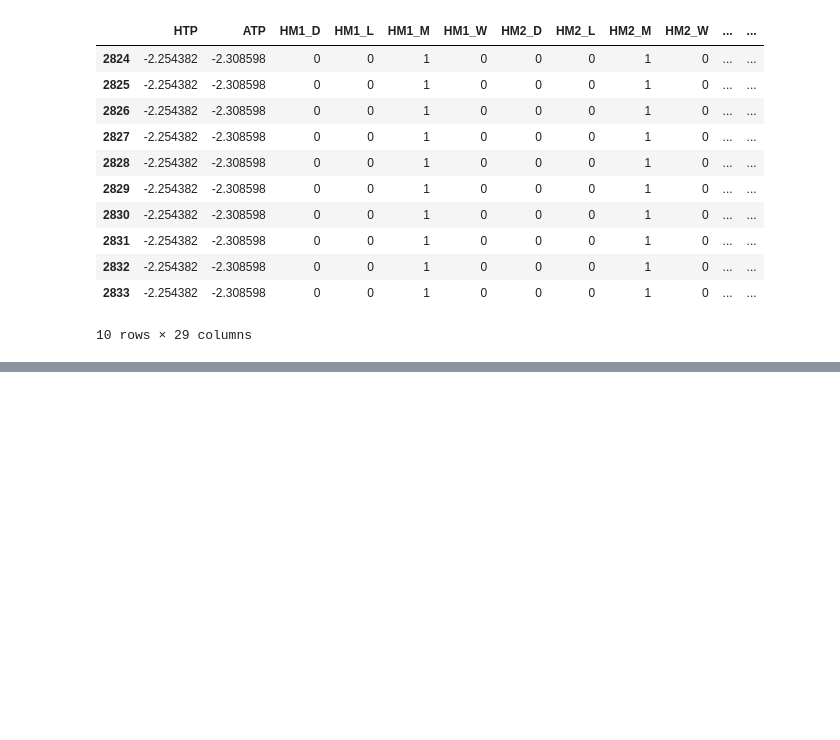
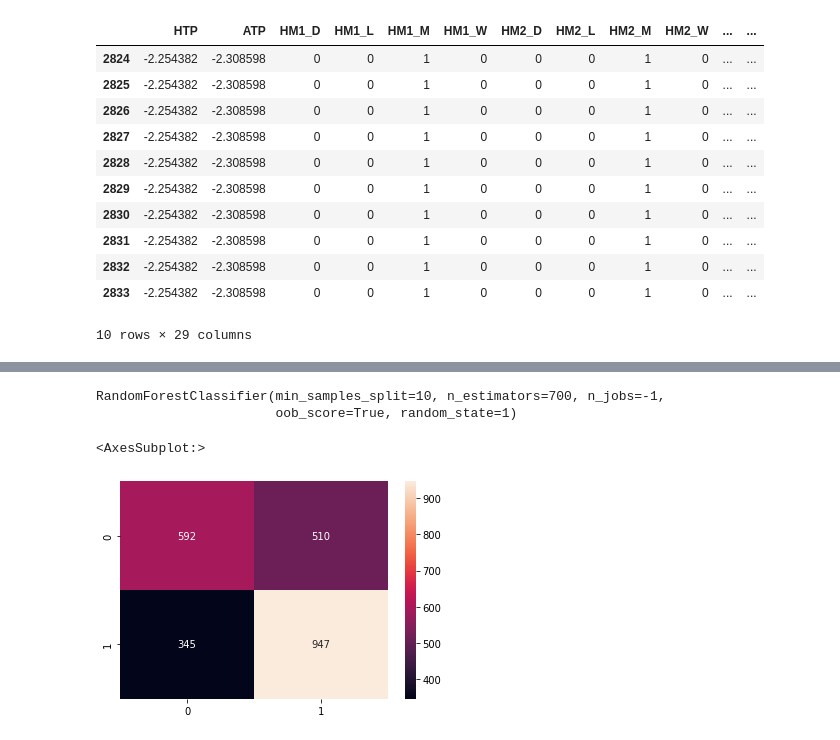
Before and after one commit to har-wicak/ML-Project, a Jupyter notebook: EPL Prediction (Classification).ipynb, the cells around one changed output, grey strips where cells are left out. Saved outputs shown, nothing was run; the diff lists cells and outputs as text; code cells hidden in the pictures; blank space fills up the shorter version.

```diff
--- a/EPL Prediction (Classification).ipynb
+++ b/EPL Prediction (Classification).ipynb
@@ -640,0 +700,28 @@ X_train, X_test, y_train, y_test = train_test_split(X_all, y_all,
+# %%
+#fitting the RANDOM FOREST to the training se
+from sklearn.ensemble import RandomForestClassifier
+#classifier = RandomForestClassifier(n_estimators = 10, criterion = 'entropy', random_state = 0)
+classifier = RandomForestClassifier(criterion='gini',
+                             n_estimators=700,
+                             min_samples_split=10,
+                             min_samples_leaf=1,
+                             max_features='auto',
+                             oob_score=True,
+                             random_state=1,
+                             n_jobs=-1)
+classifier.fit(X_train, y_train)
+# %% [output]
+RandomForestClassifier(min_samples_split=10, n_estimators=700, n_jobs=-1,
+                       oob_score=True, random_state=1)
+# %%
+#predicting result
+Y_pred = classifier.predict(X_test)
+# %%
+# Making the Confusion Matrix
+from sklearn.metrics import confusion_matrix
+cm = confusion_matrix(y_test, Y_pred)
+
+sns.heatmap(cm, annot=True, fmt='d')
+# %% [output]
+<AxesSubplot:>
+[figure, added]
```
Also changed, not shown: parts of 17 cells of this notebook, 1 other file.
